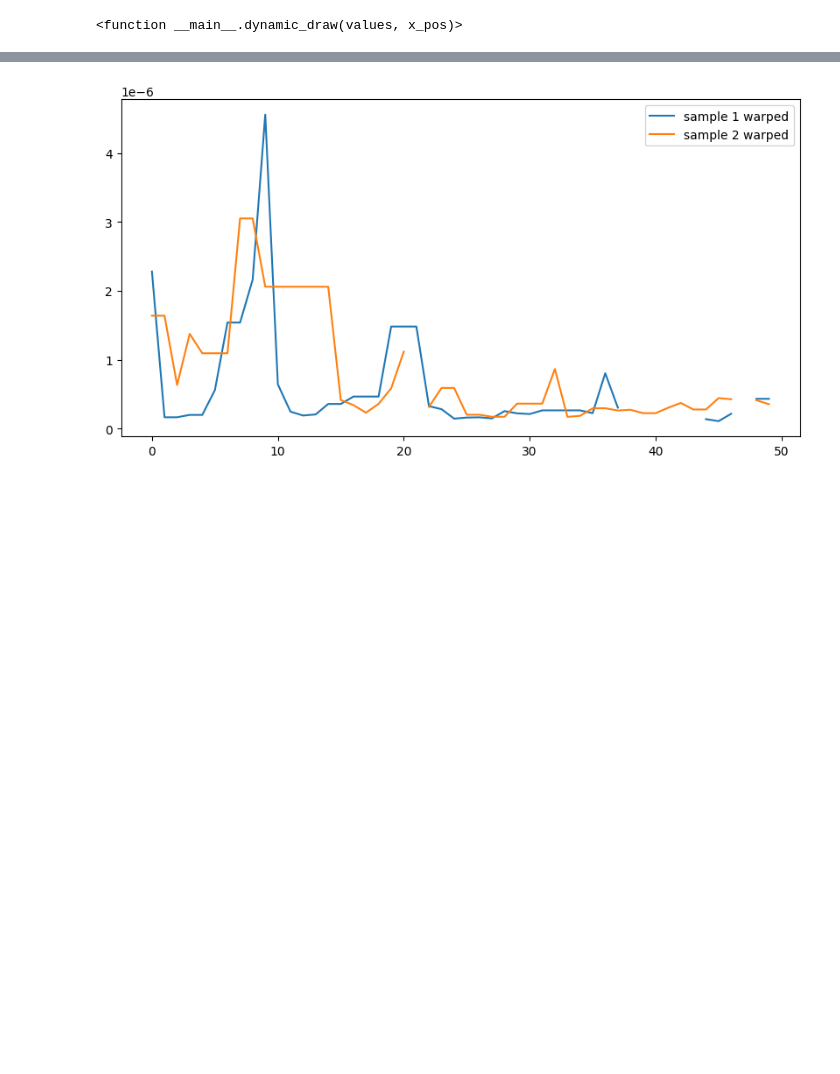
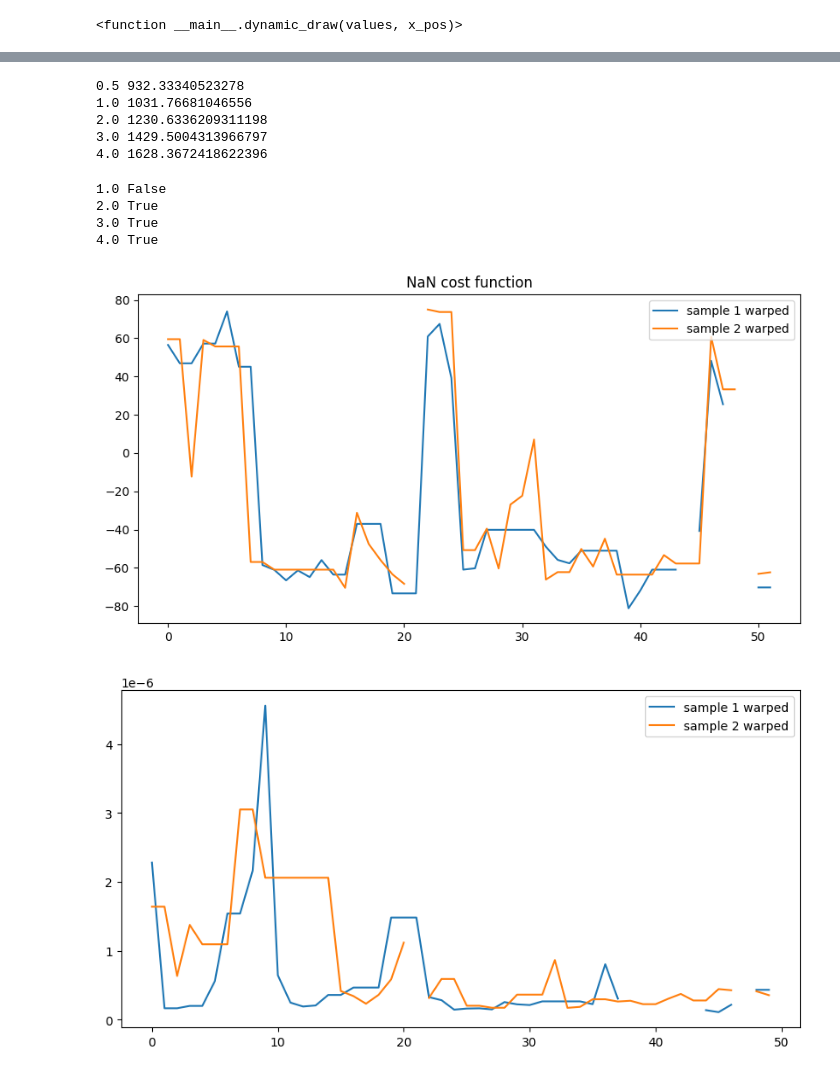
Before and after one commit to Stellaerranti/DTW-paleomag, a Jupyter notebook: DTW.ipynb, the cells around one changed output, grey strips where cells are left out. Drawn from its saved outputs; the diff is of its cells as text; code cells hidden in the pictures; blank space fills up the shorter version.

Commit message:
NaN cost function implemented

```diff
--- a/DTW.ipynb
+++ b/DTW.ipynb
@@ -157,0 +219,39 @@ plt.show()
+# %%
+for k in [0.5, 1.0, 2.0, 3.0, 4.0]:
+    idx1, idx2, dist = anchored_dtw_nan(
+        sample_1[:, 1],
+        sample_2[:, 1],
+        anchors,
+        nan_penalty=k * sigma,
+        step_pattern="symmetric2"
+    )
+
+    print(k, dist)
+# %% [output]
+0.5 932.33340523278
+1.0 1031.76681046556
+2.0 1230.6336209311198
+3.0 1429.5004313966797
+4.0 1628.3672418622396
+# %%
+paths = {}
+
+for k in [0.5, 1.0, 2.0, 3.0, 4.0]:
+    idx1_, idx2, dist = anchored_dtw_nan(
+        sample_1[:, 1], sample_2[:, 1], anchors,
+        nan_penalty=k * sigma,
+        step_pattern="symmetric2"
+    )
+    paths[k] = (idx1, idx2, dist)
+
+for k in [1.0, 2.0, 3.0, 4.0]:
+    same = (
+        np.array_equal(paths[0.5][0], paths[k][0]) and
+        np.array_equal(paths[0.5][1], paths[k][1])
+    )
+    print(k, same)
+# %% [output]
+1.0 False
+2.0 True
+3.0 True
+4.0 True
@@ -158,3 +261,14 @@ plt.show()
+# %%
+plt.figure(figsize=(10, 5))
+
+plt.plot(sample_1[idx1, 1], label="sample 1 warped")
+plt.plot(sample_2[idx2, 1], label="sample 2 warped")
+plt.title('NaN cost function')
+
+plt.legend()
+plt.show()
+# %% [output]
+[figure, added]
 # %%
 D_1 = parse_data(sheet_B, 'ARMmax (Am2/kg)')
 D_2 = parse_data(sheet_C, 'ARMmax (Am2/kg)')
```
Also changed, not shown: parts of 5 cells of this notebook.
